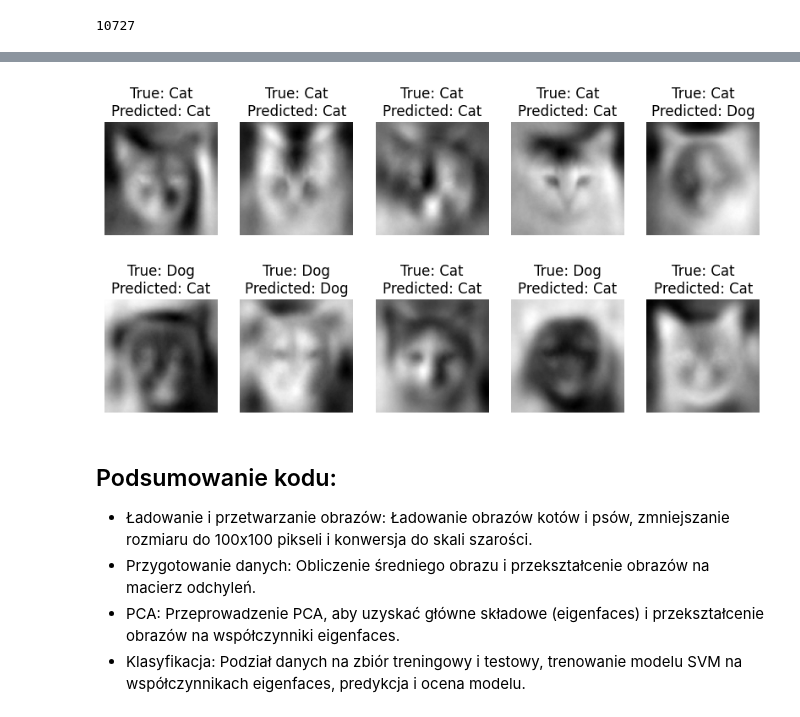
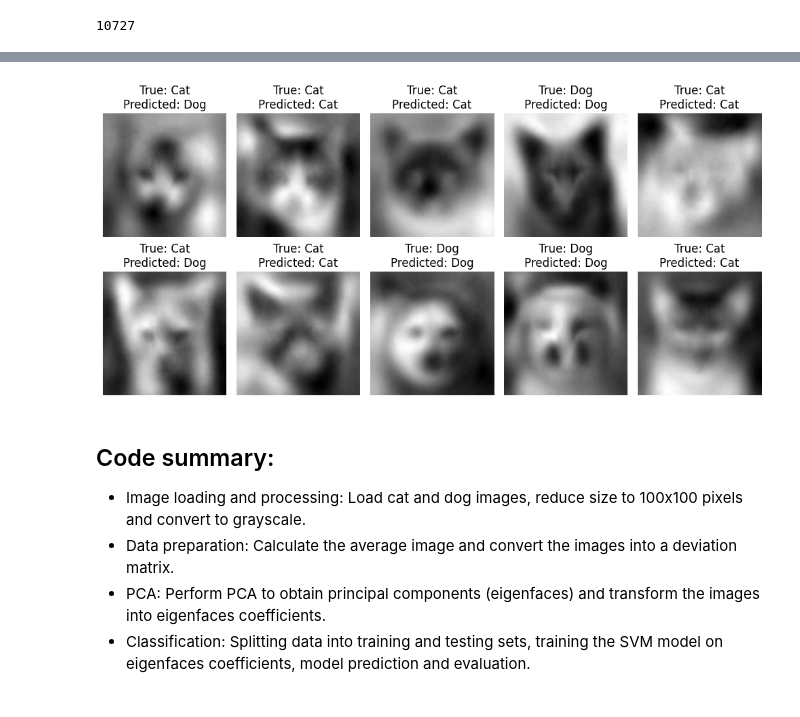
Before and after one commit to mlamczyk/CNN_Dogs-vs-Cats, a Jupyter notebook: project.ipynb, the cells around one changed output, grey strips where cells are left out. Cells and saved outputs as stored; diff of their text form; code cells hidden in the pictures.

```diff
--- a/project.ipynb
+++ b/project.ipynb
@@ -191,4 +188,0 @@ plt.show()
-# %%
-# Normalizacja danych
-mean_image = np.mean(all_images, axis=0)
-centered_images = all_images - mean_image
@@ -211,0 +193,20 @@ Użyjemy współczynników eigenfaces do trenowania modelu klasyfikacji SVM.
+# %%
+eigenfaces2 = pca2.components_.reshape((components, 100, 100))
+# Image reconstruction
+reconstructed_images2 = pca2.inverse_transform(pca2.transform(centered_images))
+reconstructed_images2 = reconstructed_images2.reshape((-1, 100, 100))
+# Visualization of original and reconstructed images
+fig, axes = plt.subplots(2, 10, figsize=(15, 4))
+for i in range(10):
+    # Original images
+    ax = axes[0, i]
+    ax.imshow(all_images[i].reshape(100, 100), cmap='gray')
+    ax.axis('off')
+    # Reconstructed images
+    ax = axes[1, i]
+    ax.imshow(reconstructed_images2[i], cmap='gray')
+    ax.axis('off')
+fig.text(0.5, 0.87, 'Original Images', ha='center', fontsize=16)
+fig.text(0.5, 0.47, 'Reconstructed Images', ha='center', fontsize=16)
+plt.subplots_adjust(wspace=0.05, hspace=0.05)
+plt.show()
@@ -212,5 +219,5 @@ Użyjemy współczynników eigenfaces do trenowania modelu klasyfikacji SVM.
 # %%
-# Podział danych na zbiór treningowy i testowy - dla [:500] już działa długo, a mamy 10727 obrazków
+# Splitting the data into a training and test set - dla [:500] już działa długo, a mamy 10727 obrazków
 # X_train, X_test, y_train, y_test = train_test_split(transformed_images, labels, test_size=0.2, random_state=42)
-X_train, X_test, y_train, y_test = train_test_split(transformed_images[:100], labels[:100], test_size=0.2, random_state=42)
+X_train, X_test, y_train, y_test = train_test_split(transformed_images[:500], labels[:500], test_size=0.2, random_state=42)
 # %%
@@ -257,5 +259,5 @@ Dokładność na zbiorze testowym: 65.00%
 # %%
-# Trenowanie modelu SVM - bez grid search cv, bo dla zbioru obrazków > 100 działa za długo
-best_svm = SVC(kernel='linear', C=1.0, random_state=42) # accuracy 65%
+# Training the SVM model - bez grid search cv, bo dla zbioru obrazków > 100 działa za długo
+best_svm = SVC(kernel='linear', C=0.1, random_state=42)
 best_svm.fit(X_train, y_train)
 # %% [output]
@@ -306,27 +308,29 @@ plt.show()
 # %%
-# Rekonstrukcja obrazków ze zredukowanych wymiarów
+# Reconstructing images from reduced dimensions
 test_images = pca.inverse_transform(X_test)
 
-# Wizualizacja obrazków z prawdziwymi i przewidzianymi etykietami
+# Visualization of images with real and predicted labels
 fig, axes = plt.subplots(2, 5, figsize=(10, 5))
 for i, ax in enumerate(axes.flat):
     ax.imshow(test_images[i].reshape(100, 100), cmap='gray')
     ax.axis('off')
     if y_pred[i] == 0:
         pred_label = 'Cat'
     else:
         pred_label = 'Dog'
     if y_test[i] == 0:
         true_label = 'Cat'
     else:
         true_label = 'Dog'
     ax.set_title(f'True: {true_label}\nPredicted: {pred_label}')
+plt.subplots_adjust(wspace=0.05, hspace=0.05)
+plt.tight_layout()
 plt.show()
 # %% [output]
-[figure, old version]
+[figure, new version]
 # %% [markdown]
-## Podsumowanie kodu:
-- Ładowanie i przetwarzanie obrazów: Ładowanie obrazów kotów i psów, zmniejszanie rozmiaru do 100x100 pikseli i konwersja do skali szarości.
-- Przygotowanie danych: Obliczenie średniego obrazu i przekształcenie obrazów na macierz odchyleń.
-- PCA: Przeprowadzenie PCA, aby uzyskać główne składowe (eigenfaces) i przekształcenie obrazów na współczynniki eigenfaces.
-- Klasyfikacja: Podział danych na zbiór treningowy i testowy, trenowanie modelu SVM na współczynnikach eigenfaces, predykcja i ocena modelu.
+## Code summary:
+- Image loading and processing: Load cat and dog images, reduce size to 100x100 pixels and convert to grayscale.
+- Data preparation: Calculate the average image and convert the images into a deviation matrix.
+- PCA: Perform PCA to obtain principal components (eigenfaces) and transform the images into eigenfaces coefficients.
+- Classification: Splitting data into training and testing sets, training the SVM model on eigenfaces coefficients, model prediction and evaluation.
```
Also changed, not shown: parts of 61 cells of this notebook.
